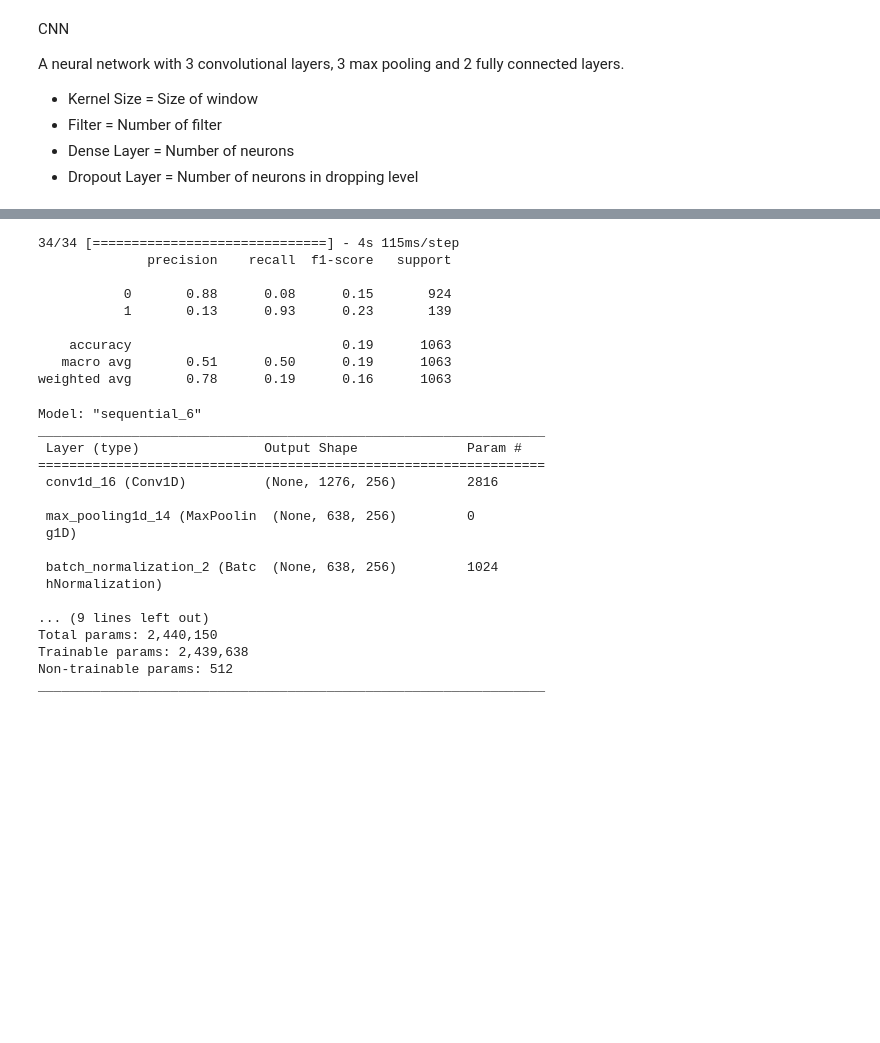
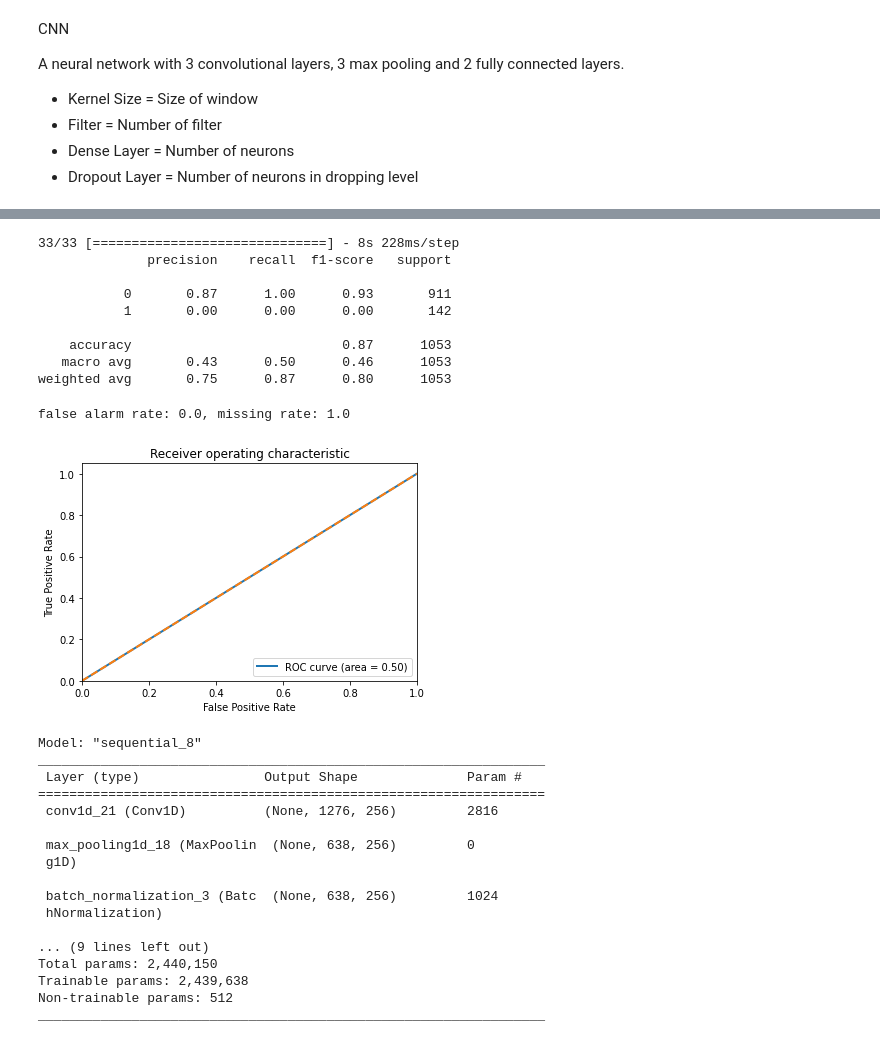
Before and after one commit to msadeqsirjani/synapse, a Jupyter notebook: src/app.ipynb, the cells around one changed output, grey strips where cells are left out. Drawn from its saved outputs; the diff is of its cells as text; code cells hidden in the pictures; blank space fills up the shorter version.

Commit message:
feat: calculate false alarm rate and missing rate

```diff
--- a/src/app.ipynb
+++ b/src/app.ipynb
@@ -550,5 +551,5 @@ _________________________________________________________________
 x_train = x_train.reshape(x_train.shape[0], WINDOW_SIZE, 2).astype('float32')
 x_test = x_test.reshape(x_test.shape[0], WINDOW_SIZE, 2).astype('float32')
 # %%
-sequential.fit(x_train, y_train_categorical, epochs=20, shuffle=True, verbose=2)
+sequential.fit(x_train, y_train_categorical, epochs=10, shuffle=True, verbose=2)
 # %% [output]
@@ -582,50 +586,79 @@ y_prediction = np.argmax(y_prediction, axis=1)
 y_test = np.argmax(y_test_categorical, axis=1)
 print(classification_report(y_test, y_prediction))
 # %% [output]
-34/34 [==============================] - 4s 115ms/step
+33/33 [==============================] - 8s 228ms/step
               precision    recall  f1-score   support
 
-           0       0.88      0.08      0.15       924
-           1       0.13      0.93      0.23       139
+           0       0.87      1.00      0.93       911
+           1       0.00      0.00      0.00       142
 
-    accuracy                           0.19      1063
-   macro avg       0.51      0.50      0.19      1063
-weighted avg       0.78      0.19      0.16      1063
+    accuracy                           0.87      1053
+   macro avg       0.43      0.50      0.46      1053
+weighted avg       0.75      0.87      0.80      1053
+# %%
+matrix = confusion_matrix(y_test, y_prediction)
+
+true_positive = matrix[0][0]
+false_positive = matrix[0][1]
+true_negative = matrix[1][0]
+false_negative = matrix[1][1]
+
+false_alarm_rate = false_positive / (true_positive + false_positive)
+missing_rate = true_negative / (true_negative + false_negative)
+
+print(f'false alarm rate: {false_alarm_rate}, missing rate: {missing_rate}')
+# %% [output]
+false alarm rate: 0.0, missing rate: 1.0
+# %%
+fpr, tpr, thresholds = roc_curve(y_test, y_prediction)
+roc_auc = auc(fpr, tpr)
+# %%
+plt.plot(fpr, tpr, lw=2, label='ROC curve (area = %0.2f)' % roc_auc)
+plt.plot([0, 1], [0, 1], lw=2, linestyle='--')
+plt.xlim([0.0, 1.0])
+plt.ylim([0.0, 1.05])
+plt.xlabel('False Positive Rate')
+plt.ylabel('True Positive Rate')
+plt.title('Receiver operating characteristic')
+plt.legend(loc="lower right")
+plt.show()
+# %% [output]
+[figure, added]
 # %%
 LEARNING_RATE = 0.01
 
-sequential = Sequential()
-sequential.add(Conv1D(filters=FILTER_SIZE
+sequential_b = Sequential()
+sequential_b.add(Conv1D(filters=FILTER_SIZE
                      ,kernel_size=KERNEL_SIZE
                      ,activation='relu'
                      ,input_shape=(WINDOW_SIZE, 2)))
-sequential.add(MaxPooling1D(pool_size=POOL_SIZE))
-sequential.add(BatchNormalization())
-sequential.add(Conv1D(filters=FILTER_SIZE / 2
+sequential_b.add(MaxPooling1D(pool_size=POOL_SIZE))
+sequential_b.add(BatchNormalization())
+sequential_b.add(Conv1D(filters=FILTER_SIZE / 2
                 ,kernel_size=KERNEL_SIZE
                 ,activation='relu'
                 ,input_shape=(WINDOW_SIZE, 2)))
 
-sequential.add(Flatten())
+sequential_b.add(Flatten())
 
-sequential.add(Dense(features.shape[1], activation='relu'))
-sequential.add(Dense(2, activation='softmax'))
+sequential_b.add(Dense(features.shape[1], activation='relu'))
+sequential_b.add(Dense(2, activation='softmax'))
 
 optimizer = tf.keras.optimizers.Adam(learning_rate=LEARNING_RATE)
 
-sequential.compile(loss='categorical_crossentropy', optimizer='adam', metrics=['accuracy'])
-sequential.summary()
+sequential_b.compile(loss='categorical_crossentropy', optimizer='adam', metrics=['accuracy'])
+sequential_b.summary()
 # %% [output]
-Model: "sequential_6"
+Model: "sequential_8"
 _________________________________________________________________
  Layer (type)                Output Shape              Param #
 =================================================================
- conv1d_16 (Conv1D)          (None, 1276, 256)         2816
+ conv1d_21 (Conv1D)          (None, 1276, 256)         2816
 
- max_pooling1d_14 (MaxPoolin  (None, 638, 256)         0
+ max_pooling1d_18 (MaxPoolin  (None, 638, 256)         0
  g1D)
 
- batch_normalization_2 (Batc  (None, 638, 256)         1024
+ batch_normalization_3 (Batc  (None, 638, 256)         1024
  hNormalization)
 
 ... (9 lines left out)
```
Also changed, not shown: parts of 30 cells of this notebook.
